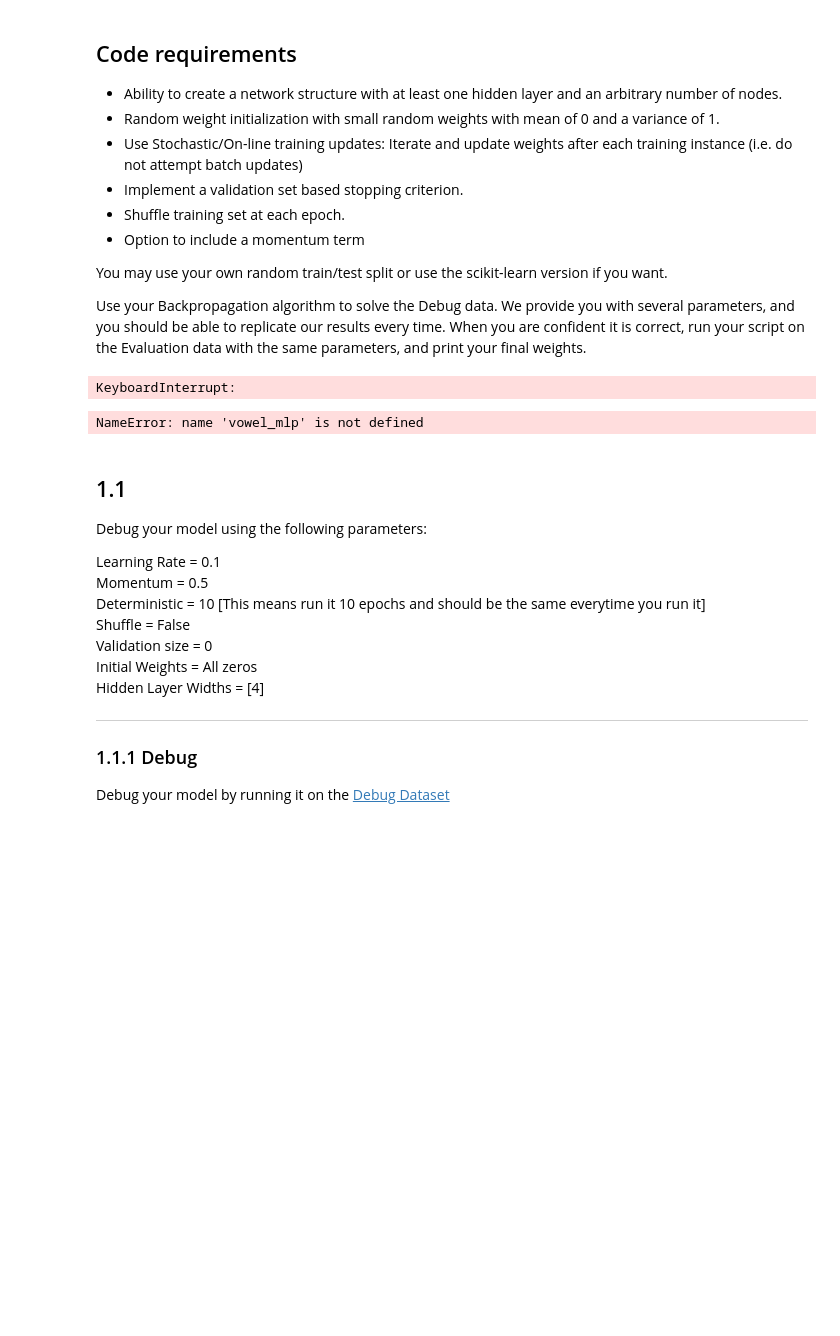
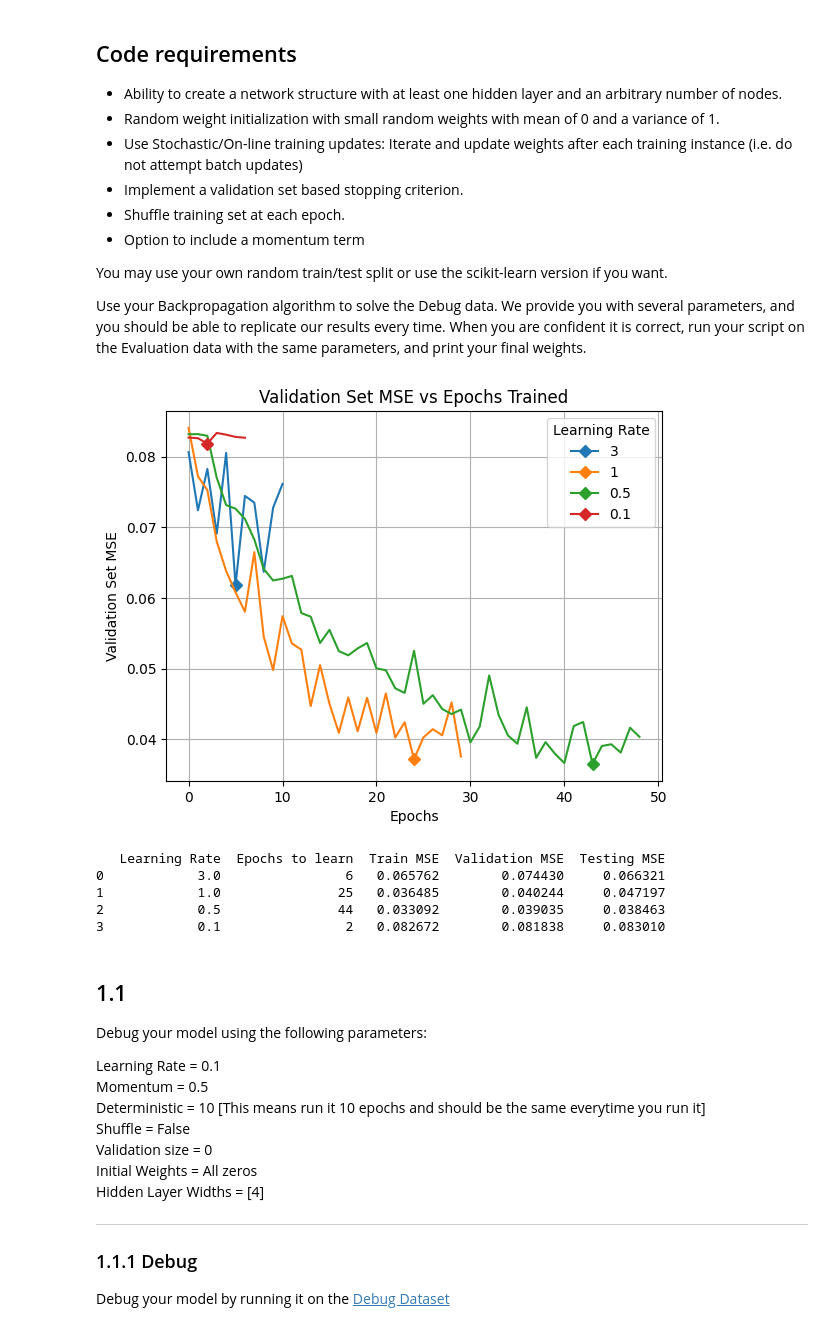
Before and after one commit to maclaurin36/CS472, a Jupyter notebook: old/lab_2_backprop.ipynb, the cells around one changed output. Saved outputs shown, nothing was run; the diff lists cells and outputs as text; code cells hidden in the pictures; blank space fills up the shorter version.

```diff
--- a/old/lab_2_backprop.ipynb
+++ b/old/lab_2_backprop.ipynb
@@ -55,7 +55,8 @@ class MLP(BaseEstimator,ClassifierMixin):
         self.runs_left = 0
         self.is_deterministic = False
 
-        self.best_val_score = 0
+        # self.best_val_score = 0
+        self.best_val_score = 1
         self.num_epochs_wo_sig_imp = 0
 
         self.binary = binary
@@ -70,7 +71,7 @@ class MLP(BaseEstimator,ClassifierMixin):
 
         self.max_num_epochs_wo_improvement = epochs_wo_improvement
         self.bssf_weights = []
-        self.bssf_epochs = 0
+        self.bssf_epochs = -1
 
     def fit(self, X, y, gaussian=True, initial_weights=None, deterministic=0, val_perc=.15, get_mses=False, X_test=None, y_test=None):
         """ Fit the data; run the algorithm and adjust the weights to find a good solution
@@ -146,16 +147,18 @@ class MLP(BaseEstimator,ClassifierMixin):
             else:
                 return False
         else:
-            validation_score = self.score(X_validate, y_validate)
-            if validation_score > self.best_val_score:
+            # validation_score = self.score(X_validate, y_validate)
+            # if validation_score > self.best_val_score:
+            validation_score = self._get_data_set_mse(X_validate, y_validate)
+            if validation_score < self.best_val_score:
                 self.best_val_score = validation_score
                 self.bssf_weights = self.weights.copy()
-                self.bssf_epochs += self.num_epochs_wo_sig_imp
+                self.bssf_epochs = self.bssf_epochs + self.num_epochs_wo_sig_imp + 1
                 self.num_epochs_wo_sig_imp = 0
             else:
                 self.num_epochs_wo_sig_imp += 1
 
-            if self.num_epochs_wo_sig_imp > self.max_num_epochs_wo_improvement:
+            if self.num_epochs_wo_sig_imp >= self.max_num_epochs_wo_improvement:
                 return True
             else:
                 return False
@@ -427,41 +430,63 @@ def plot_graphs(mlp):
     plt.legend(loc="lower right")
     plt.xlabel('Epochs Trained')
     plt.ylabel('Classification Accuracy')
     plt.title("Accuracy vs Epochs Trained")
     plt.grid()
     plt.show()
 
+def get_table_data(table_mlps):
+    # LR, # epochs, final MSE for each set
+    lr = []
+    num_epochs = []
+    train_mse = []
+    test_mse = []
+    val_mse = []
+    for mlp in table_mlps:
+        lr.append(mlp.lr)
+        num_epochs.append(mlp.bssf_epochs)
+        train_mse.append(mlp.training_mse_by_epoch[-5])
+        test_mse.append(mlp.testing_mse_by_epoch[-5])
+        val_mse.append(mlp.validation_mse_by_epoch[-5])
+    df = pd.DataFrame({'Learning Rate':lr,'Epochs to learn':num_epochs,'Train MSE':train_mse,'Validation MSE':val_mse,'Testing MSE':test_mse})
+    print(df)
+
+
 #Test code here
 vowel_data = np.array(load_data(r"https://raw.githubusercontent.com/cs472ta/CS472/master/datasets/vowel.arff"))
 vowel_y = vowel_data[:,-1, None]
 vowel_X = vowel_data[:,3:-1]
 vowel_enc = OneHotEncoder()
 vowel_y_hot = vowel_enc.fit_transform(vowel_y).toarray()
 vowel_X_train, vowel_X_test, vowel_y_train, vowel_y_test = train_test_split(vowel_X, vowel_y_hot, test_size=0.25)
 
 # Train on binary debug data
 
 
-lrs=[10, 1, .1, .01] # Choose some good learning rates
+lrs=[3, 1, .5, .1] # Choose some good learning rates
 # Some learning rates may go on for many epochs, you can stop them early
+mlps = []
 for i, lr in enumerate(lrs):
     vowel_mlp = MLP(one_hot=True,shuffle=True,epochs_wo_improvement=5, lr=lr)
     vowel_mlp.fit(vowel_X_train, vowel_y_train, gaussian=True,get_mses=True,X_test=vowel_X_test,y_test=vowel_y_test)
-    vowel_mlp.training_mse_by_epoch[-5] -= 0.001
-    plt.plot(vowel_mlp.training_mse_by_epoch, '-D', markevery=[np.argmin(vowel_mlp.training_mse_by_epoch)], label=lr)
+    vowel_mlp.validation_mse_by_epoch[-5] -= 0.001
+    plt.plot(vowel_mlp.validation_mse_by_epoch, '-D', markevery=[np.argmin(vowel_mlp.validation_mse_by_epoch)], label=lr)
+    mlps.append(vowel_mlp)
 
 plt.legend(title="Learning Rate", loc="upper right")
 plt.xlabel('Epochs')
 plt.ylabel('Validation Set MSE')
 plt.title("Validation Set MSE vs Epochs Trained")
 plt.grid()
 plt.show()
+
+get_table_data(mlps)
 # %% [output]
+[figure, added]
-KeyboardInterrupt:
+   Learning Rate  Epochs to learn  Train MSE  Validation MSE  Testing MSE
+0            3.0                6   0.065762        0.074430     0.066321
+1            1.0               25   0.036485        0.040244     0.047197
+2            0.5               44   0.033092        0.039035     0.038463
+3            0.1                2   0.082672        0.081838     0.083010
-# %%
-print(vowel_mlp.bssf_epochs)
-# %% [output]
-NameError: name 'vowel_mlp' is not defined
 # %% [markdown]
 ## 1.1
 
```
Also changed, not shown: parts of 3 cells of this notebook.
